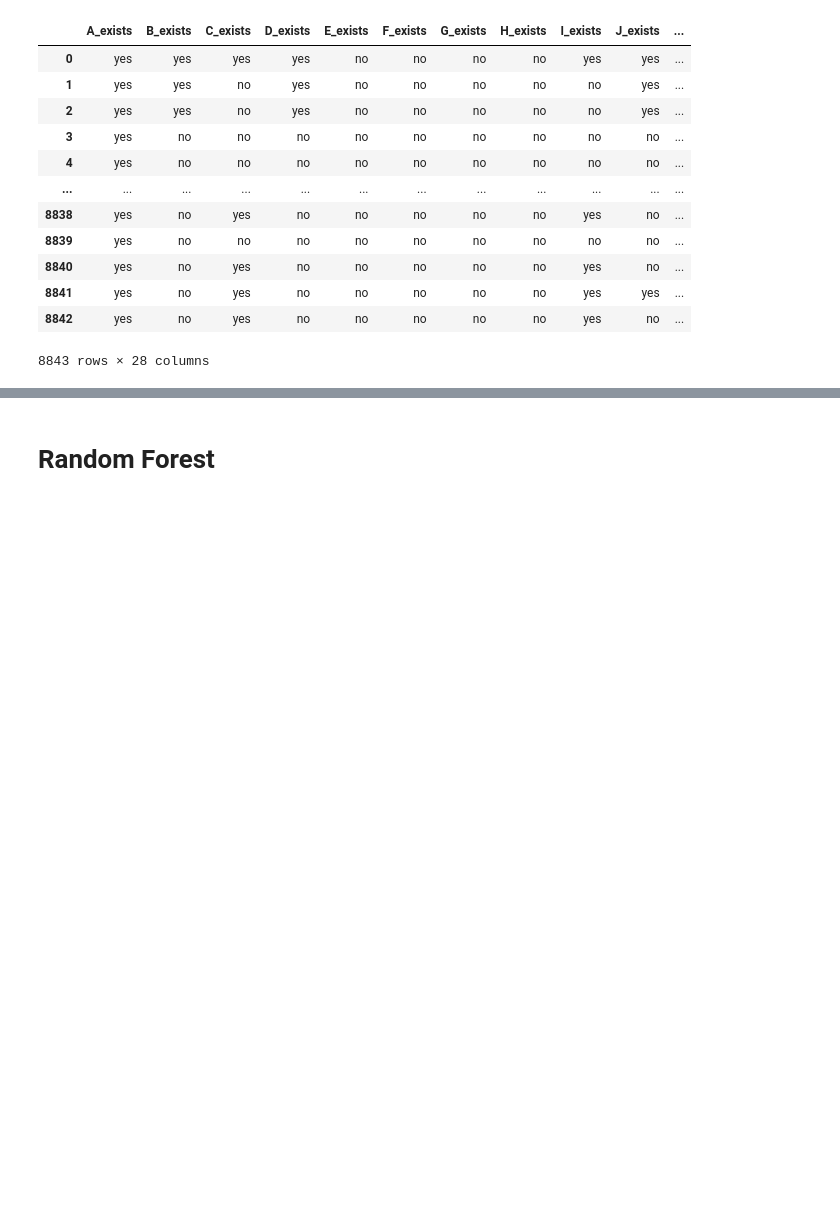
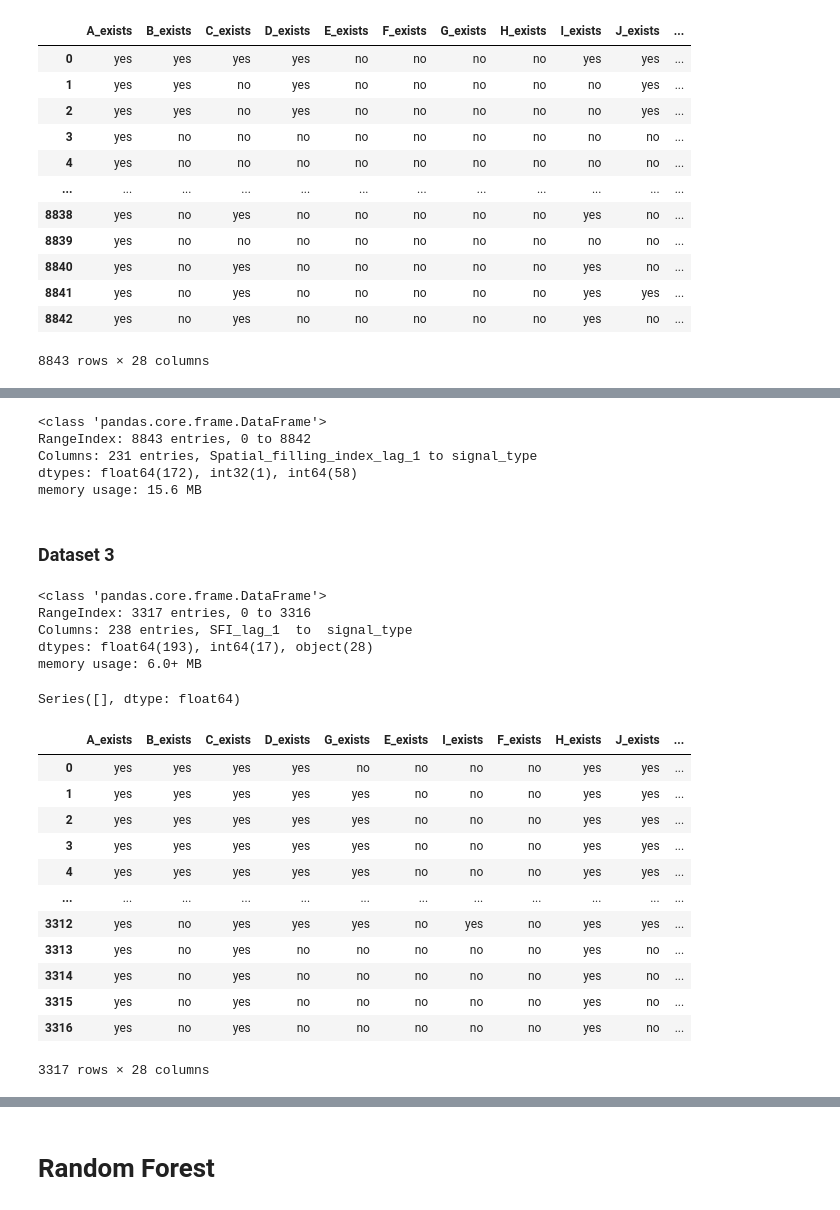
Before and after one commit to PatrykGrzegorek/Decision-tree-biomedical-time-series-classification, a Jupyter notebook: implementation.ipynb, the cells around one changed output, grey strips where cells are left out. Cells and saved outputs as stored; diff of their text form; code cells hidden in the pictures; blank space fills up the shorter version.

```diff
--- a/implementation.ipynb
+++ b/implementation.ipynb
@@ -189,0 +253,40 @@ objects
+# %%
+s_database.info()
+# %% [output]
+<class 'pandas.core.frame.DataFrame'>
+RangeIndex: 8843 entries, 0 to 8842
+Columns: 231 entries, Spatial_filling_index_lag_1 to signal_type
+dtypes: float64(172), int32(1), int64(58)
+memory usage: 15.6 MB
+# %% [markdown]
+### Dataset 3
+# %%
+t_database.info()
+# %% [output]
+<class 'pandas.core.frame.DataFrame'>
+RangeIndex: 3317 entries, 0 to 3316
+Columns: 238 entries, SFI_lag_1  to  signal_type
+dtypes: float64(193), int64(17), object(28)
+memory usage: 6.0+ MB
+# %%
+null_values_counter = t_database.isnull().sum()
+null_values_counter.where(na_values_counter > 0).dropna()
+# %% [output]
+Series([], dtype: float64)
+# %%
+objects = t_database.select_dtypes(include=['object'])
+objects
+# %% [output]
+|  | A_exists | B_exists | C_exists | D_exists | G_exists | E_exists | I_exists | F_exists | H_exists | J_exists | ... |
+| 0 | yes | yes | yes | yes | no | no | no | no | yes | yes | ... |
+| 1 | yes | yes | yes | yes | yes | no | no | no | yes | yes | ... |
+| 2 | yes | yes | yes | yes | yes | no | no | no | yes | yes | ... |
+| 3 | yes | yes | yes | yes | yes | no | no | no | yes | yes | ... |
+| 4 | yes | yes | yes | yes | yes | no | no | no | yes | yes | ... |
+| ... | ... | ... | ... | ... | ... | ... | ... | ... | ... | ... | ... |
+| 3312 | yes | no | yes | yes | yes | no | yes | no | yes | yes | ... |
+| 3313 | yes | no | yes | no | no | no | no | no | yes | no | ... |
+| 3314 | yes | no | yes | no | no | no | no | no | yes | no | ... |
+| 3315 | yes | no | yes | no | no | no | no | no | yes | no | ... |
+| 3316 | yes | no | yes | no | no | no | no | no | yes | no | ... |
+3317 rows × 28 columns
```
Also changed, not shown: parts of 45 cells of this notebook.
